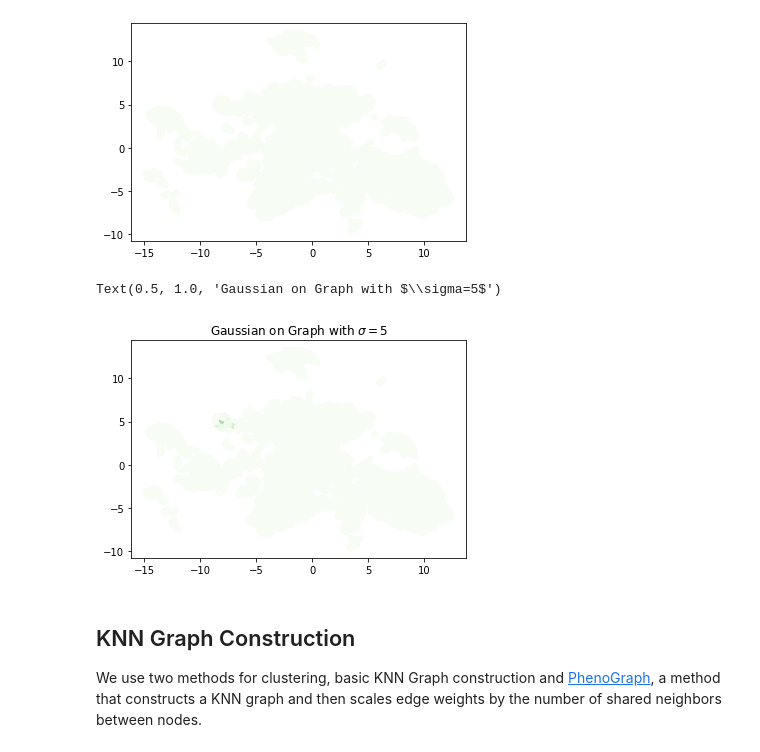
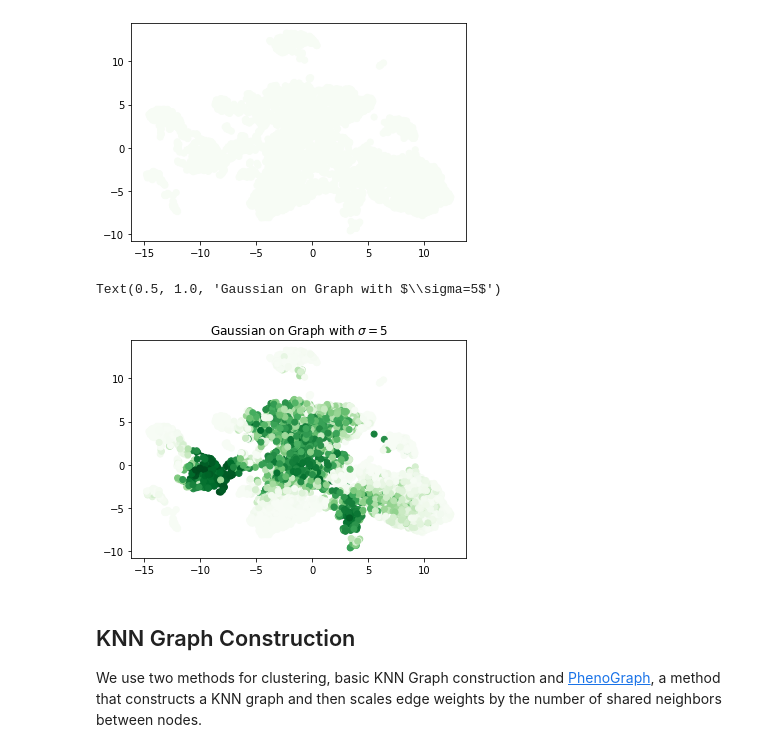
Before and after one commit to kushagrasharma/hormozlab, a Jupyter notebook: data exploration.ipynb, the cells around one changed output. Drawn from its saved outputs; the diff is of its cells as text; code cells hidden in the pictures.

```diff
--- a/data exploration.ipynb
+++ b/data exploration.ipynb
@@ -56,11 +62,3 @@ plt.scatter(train_dr[:,0], train_dr[:,1], c=gapdh, cmap='Greens')
 # %% [output]
 <matplotlib.collections.PathCollection at 0x...>
 [figure]
-# %%
-## Plotting a sample Gaussian on the cell graph
-gaussian = gaussian_centered_on_vertex(train_full, train_full[10,:], sigma=5)
-plt.scatter(train_dr[:,0], train_dr[:,1], c=gaussian, cmap='Greens')
-plt.title(r'Gaussian on Graph with $\sigma=5$')
-# %% [output]
-Text(0.5, 1.0, 'Gaussian on Graph with $\\sigma=5$')
-[figure, removed]
@@ -69,3 +65,11 @@ precomputed_gaussian = np.fromfile(DATA_DIR + 'precomputed_gaussian.npy')
+# %%
+## Plotting a sample Gaussian on the cell graph
+gaussian = gaussian_centered_on_vertex(train_full, train_full[100,:], sigma=10)
+plt.scatter(train_dr[:,0], train_dr[:,1], c=gaussian, cmap='Greens')
+plt.title(r'Gaussian on Graph with $\sigma=5$')
+# %% [output]
+Text(0.5, 1.0, 'Gaussian on Graph with $\\sigma=5$')
+[figure, added]
 # %% [markdown]
 ## KNN Graph Construction
 We use two methods for clustering, basic KNN Graph construction and [PhenoGraph](https://github.com/dpeerlab/PhenoGraph), a method that constructs a KNN graph and then scales edge weights by the number of shared neighbors between nodes.
```
Also changed, not shown: parts of 39 cells of this notebook, 6 other files.
